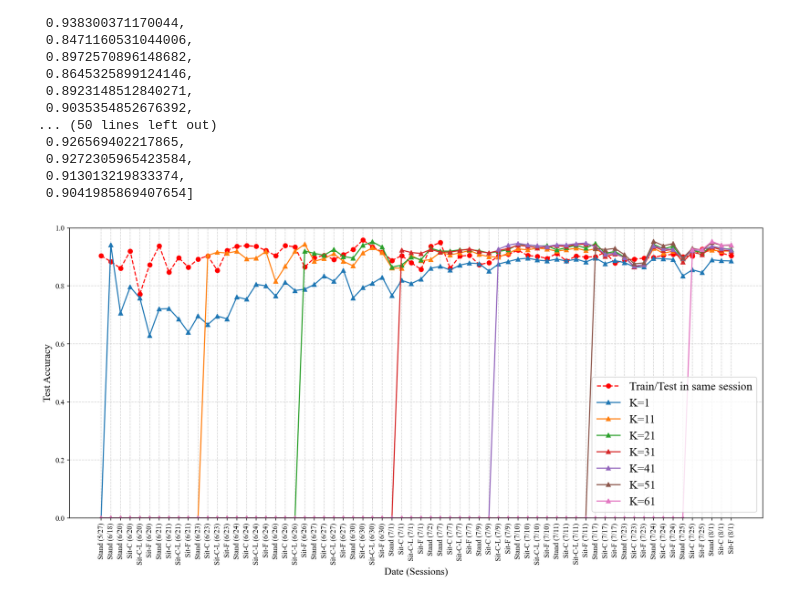
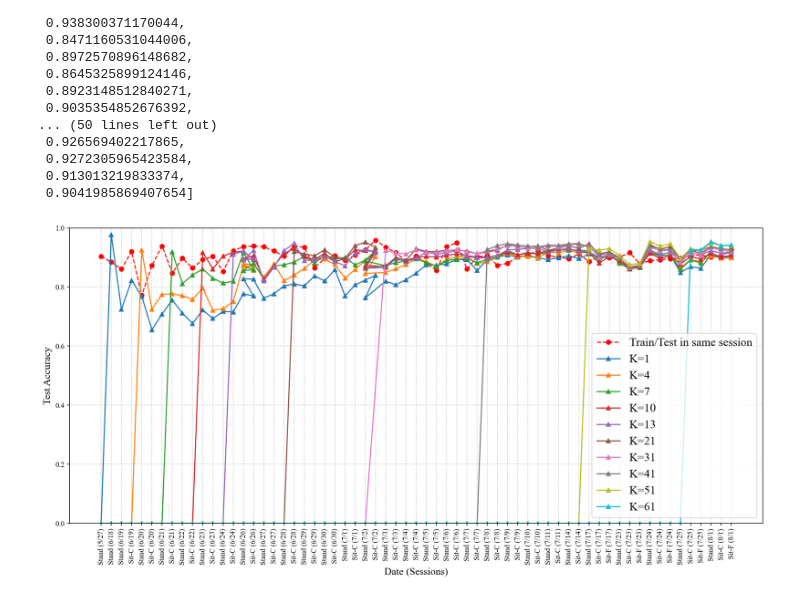
Before and after one commit to Hunminlee/Neural_Computing_Interface_MindForce, a Jupyter notebook: V6 Paper/Offline gesture - Subsection 1/Subject 1 (H).ipynb, the cells around one changed output. Cells and saved outputs as stored; diff of their text form; code cells hidden in the pictures.

```diff
--- a/V6 Paper/Offline gesture - Subsection 1/Subject 1 (H).ipynb
+++ b/V6 Paper/Offline gesture - Subsection 1/Subject 1 (H).ipynb
@@ -65,7 +65,9 @@ Accuracy on unseen dataset: 94.2118%
 Results saved to ../../Results/Results_Hunmin/Baseline_results_train_with_61data_H.csv
 # %%
 b_path = 'C:/Users/hml76/PycharmProjects/MindForce/'
-baseline_K = ['1', '11', '21', '31', '41', '51', '61']
+#baseline_K = ['1', '11'
+#baseline_K = ['1', '4', '7', '10', '13']
+baseline_K = ['1', '4', '7', '10', '13', '21', '31', '41', '51', '61']
 baselines = []
 
 for idx, K in enumerate(baseline_K):
@@ -94,4 +97,7 @@ Finish Training! (Model is NOT saved)
 Maximum training accuracy : 89.65%
 Maximum validation accuracy : 90.42%
 # %%
-pd.DataFrame(Trained_acc_all).to_csv(f'../../Results/Results_Hunmin/Train_Test_per_sessions.csv', index=False)
+SUBJECT = "Hunmin"
+prog_trainer = Target.ProgressiveTrainer(config, subject=SUBJECT)
+Init_acc_all, Prev_acc_all, Trained_acc_all = prog_trainer.run(plot_learning_curve=False)
+pd.DataFrame(Trained_acc_all).to_csv(f'../../Results/Results_Hunmin/Train_Test_per_sessions_K1_10.csv', index=False)
@@ -117,3 +141,14 @@ K-31: 92.00% | Target: 90.13
 K-41: 92.50% | Target: 90.39
 K-51: 92.43% | Target: 90.41
 K-61: 93.75% | Target: 91.49
+# %%
+for idx, x in enumerate([Init_acc_all, Prev_acc_all, Trained_acc_all]):
+    if idx==0:
+        print(f"Average of acc without training anything (should be random): {np.mean(x)*100:.2f}%")
+    elif idx==1:
+        print(f"Average of acc using previous test data after training: {np.mean(x)*100:.2f}%")
+    elif idx==2:
+        print(f"Average of acc using current test data after training: {np.mean(x)*100:.2f}%")
+for idx, b in enumerate(baselines):
+    val = float(np.mean(pd.read_csv(baselines[idx])['Accuracy'][int(baseline_K[idx]):]))
+    print(f"K-{baseline_K[idx]}: {val:.2f}% | Target: {np.mean(Trained_acc_all[int(baseline_K[idx]):])*100:.2f}")
@@ -151,7 +195,7 @@ Trained_acc_all
 # %%
 import matplotlib.pyplot as plt
 
-Trained_acc_all_stored = [0.9037792682647705, 0.8840176463127136, 0.8607358932495117, 0.9198978543281555, 0.7717928886413574, 0.8730011582374573, 0.938300371170044, 0.8471160531044006, 0.8972570896148682, 0.8645325899124146, 0.8923148512840271, 0.9035354852676392, 0.8530306816101074, 0.9225684404373169, 0.9363487958908081, 0.9387993216514587, 0.9363086819648743, 0.9222248792648315, 0.9043620228767395, 0.9395283460617065, 0.9342013597488403, 0.8649964928627014, 0.8966420292854309, 0.905677855014801, 0.8910960555076599, 0.9078640937805176, 0.9256373643875122, 0.9583430290222168, 0.9348549842834473, 0.9165689945220947, 0.8878569602966309, 0.9041985869407654, 0.8798422813415527, 0.8567448258399963, 0.9363086819648743, 0.9501044154167175, 0.860653817653656, 0.9029744863510132, 0.9052143692970276, 0.8732916116714478, 0.8804171681404114, 0.9026939272880554, 0.9085224866867065, 0.9231662154197693, 0.9049385786056519, 0.9015784859657288, 0.8950173854827881, 0.9117305278778076, 0.8862845301628113, 0.903038740158081, 0.8990273475646973, 0.9011451005935669, 0.9161635041236877, 0.878629207611084, 0.8892243504524231, 0.8921864032745361, 0.8956784605979919, 0.8979781270027161, 0.9057348370552063, 0.9090909361839294, 0.9005793929100037, 0.9035474061965942, 0.926569402217865, 0.9272305965423584, 0.913013219833374, 0.9041985869407654]
+Trained_acc_all_stored = [0.9037792682647705, 0.8840176463127136, 0.8607358932495117, 0.9198978543281555, 0.7717928886413574, 0.8730011582374573, 0.938300371170044, 0.8471160531044006, 0.8972570896148682, 0.8645325899124146, 0.8923148512840271, 0.9035354852676392, 0.8530306816101074, 0.9225684404373169, 0.9363487958908081, 0.9387993216514587, 0.9363086819648743, 0.9222248792648315, 0.9043620228767395, 0.9395283460617065, 0.9342013597488403, 0.8649964928627014, 0.8966420292854309, 0.905677855014801, 0.8910960555076599, 0.9078640937805176, 0.9256373643875122, 0.9583430290222168, 0.9348549842834473, 0.9165689945220947, 0.8878569602966309, 0.9041985869407654, 0.8798422813415527, 0.8567448258399963, 0.9363086819648743, 0.9501044154167175, 0.860653817653656, 0.9029744863510132, 0.9052143692970276, 0.8732916116714478, 0.8804171681404114, 0.9026939272880554, 0.9085224866867065, 0.9231662154197693, 0.9049385786056519, 0.9015784859657288, 0.8950173854827881, 0.9117305278778076, 0.8862845301628113, 0.903038740158081, 0.8990273475646973, 0.9011451005935669, 0.9161635041236877, 0.878629207611084, 0.8892243504524231, 0.8921864032745361, 0.8956784605979919, 0.8979781270027161, 0.9057348370552063, 0.9090909361839294, 0.9005793929100037, 0.9035474061965942, 0.926569402217865]#, 0.9272305965423584, 0.913013219833374, 0.9041985869407654]
 
 # -C: Chair / -C-L: Chair Leg crossed / -F: Floor
 '''
@@ -177,39 +221,39 @@ X_labels = ['Stand (5/27)', 'Stand (6/18)',
 X_labels = ['Stand (5/27)', 'Stand (6/18)',
             'Stand (6/19)', 'Sit-C (6/19)', 'Stand (6/20)', 'Sit-C (6/20)',
             'Stand (6/21)', 'Sit-C (6/21)', 'Stand (6/22)', 'Sit-C (6/22)',
-            'Stand (6/23)', 'Sit-C (6/23)', 'Stand (6/23)', 'Sit-C (6/23)',
-            'Stand (6/24)', 'Sit-C (6/24)', 'Stand (6/24)', 'Sit-C (6/24)',
+            'Stand (6/23)', 'Sit-C (6/23)', 'Stand (6/24)', 'Sit-C (6/24)',
             'Stand (6/26)', 'Sit-C (6/26)', 'Stand (6/26)', 'Sit-C (6/26)',
             'Stand (6/27)', 'Sit-C (6/27)', 'Stand (6/28)', 'Sit-C (6/28)',
             'Stand (6/29)', 'Sit-C (6/29)', 'Stand (6/30)', 'Sit-C (6/30)',
-            'Stand (7/1)',  'Sit-C (7/1)',  'Sit-C-L (7/1)', 'Sit-F (7/1)',
+            'Stand (7/1)',  'Sit-C (7/1)',  'Stand (7/2)', 'Sit-C (7/2)',
             'Stand (7/2)',
             'Stand (7/3)',  'Sit-C (7/3)',  'Stand (7/4)', 'Sit-C (7/4)',
-            'Stand (7/5)',  'Sit-C (7/5)',  'Sit-C-L (7/9)', 'Sit-F (7/9)',
-            'Stand (7/10)', 'Sit-C (7/10)', 'Sit-C-L (7/10)', 'Sit-F (7/10)',
-            'Stand (7/11)', 'Sit-C (7/11)', 'Sit-C-L (7/11)', 'Sit-F (7/11)',
+            'Stand (7/5)',  'Sit-C (7/5)',  'Stand (7/6)', 'Sit-C (7/6)',
+            'Stand (7/7)',  'Sit-C (7/7)',  'Stand (7/8)', 'Sit-C (7/8)',
+            'Stand (7/9)',  'Sit-C (7/9)',  'Stand (7/10)', 'Sit-C (7/10)',
+            'Stand (7/11)', 'Sit-C (7/11)', 'Stand (7/14)', 'Sit-C (7/14)',
             'Stand (7/17)', 'Sit-C (7/17)', 'Sit-F (7/17)', 'Stand (7/23)', 'Sit-C (7/23)', 'Sit-F (7/23)',
             'Stand (7/24)', 'Sit-C (7/24)', 'Sit-F (7/24)', 'Stand (7/25)', 'Sit-C (7/25)', 'Sit-F (7/25)',
             'Stand (8/1)',  'Sit-C (8/1)', 'Sit-F (8/1)']
 
 
 plt.rcParams['font.family'] = 'Times New Roman'
 
 plt.figure(figsize=(14, 7), dpi=150)
 #plt.title('Training from scratch every time', fontsize=15)
 plt.plot(Trained_acc_all_stored, c='red', label='Train/Test in same session', marker='o', linestyle='--')
 for idx, base in enumerate(baselines):
     baseline_result = pd.read_csv(base)
     plt.plot(X_labels, baseline_result['Accuracy'] / 100, marker='^', label=f'K={baseline_K[idx]}', linestyle='-')
 
 plt.ylim([0, 1])
 #plt.ylim([0.6, 1])
 plt.xlabel('Date (Sessions)', fontsize=14)
 plt.ylabel('Test Accuracy', fontsize=14)
 plt.xticks(rotation=90, fontsize=10)
 plt.legend(fontsize=16, ncol=1)
 plt.grid(True, linestyle='--', color='lightgrey')
 plt.tight_layout()
 plt.show()
 # %% [output]
-[figure, old version]
+[figure, new version]
```
Also changed, not shown: parts of 3 cells of this notebook, 4 other files.
